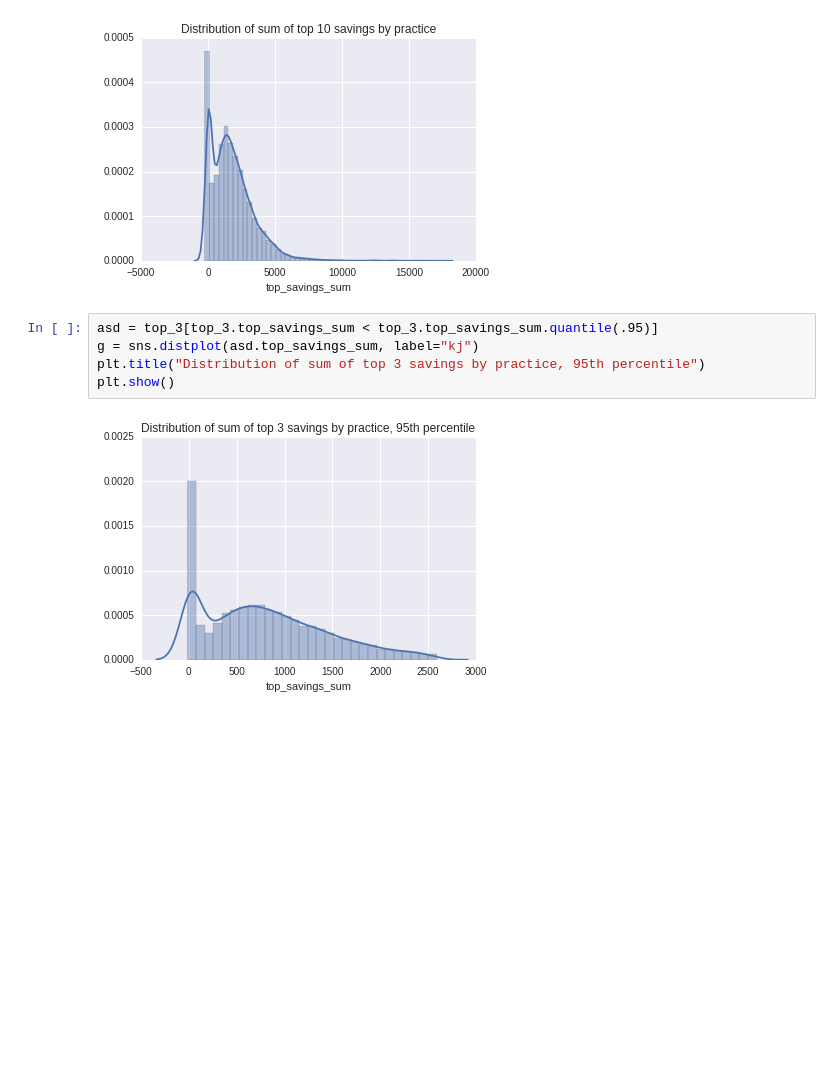
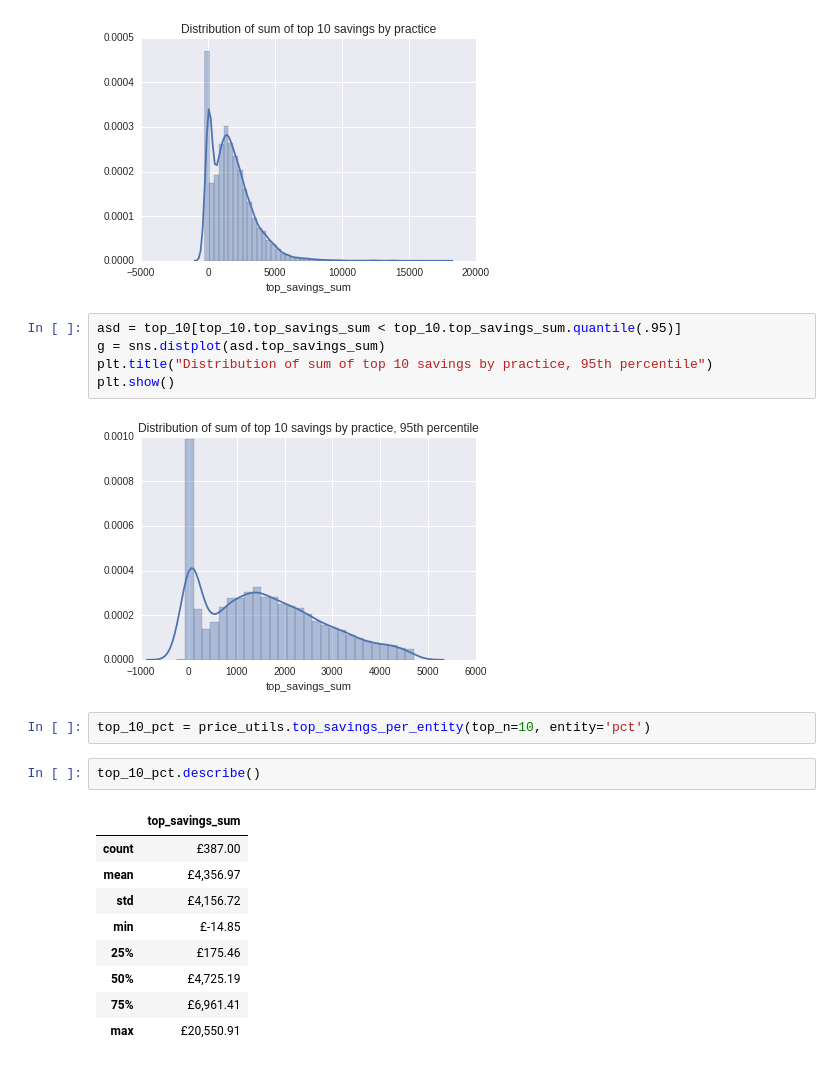
Before and after one commit to ebmdatalab/price-per-dose, a Jupyter notebook: Price per dose.ipynb, the cells around one changed output. Saved outputs shown, nothing was run; the diff lists cells and outputs as text; blank space fills up the shorter version.

```diff
--- a/Price per dose.ipynb
+++ b/Price per dose.ipynb
@@ -146,10 +139,24 @@ plt.show()
 # %% [output]
 [figure]
 # %%
-asd = top_3[top_3.top_savings_sum < top_3.top_savings_sum.quantile(.95)]
-g = sns.distplot(asd.top_savings_sum, label="kj")
-plt.title("Distribution of sum of top 3 savings by practice, 95th percentile")
+asd = top_10[top_10.top_savings_sum < top_10.top_savings_sum.quantile(.95)]
+g = sns.distplot(asd.top_savings_sum)
+plt.title("Distribution of sum of top 10 savings by practice, 95th percentile")
 plt.show()
 # %% [output]
-[figure, old version]
+[figure, new version]
+# %%
+top_10_pct = price_utils.top_savings_per_entity(top_n=10, entity='pct')
+# %%
+top_10_pct.describe()
+# %% [output]
+|  | top_savings_sum |
+| count | £387.00 |
+| mean | £4,356.97 |
+| std | £4,156.72 |
+| min | £-14.85 |
+| 25% | £175.46 |
+| 50% | £4,725.19 |
+| 75% | £6,961.41 |
+| max | £20,550.91 |
 # %%
```
Also changed, not shown: parts of 5 cells of this notebook, 1 other file.
